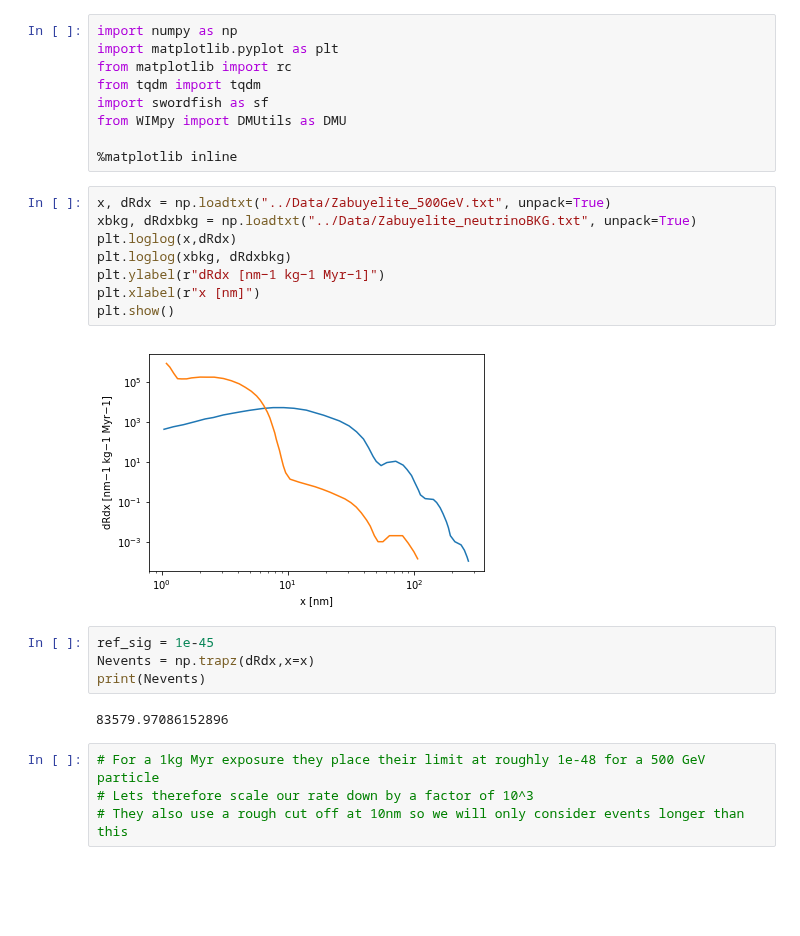
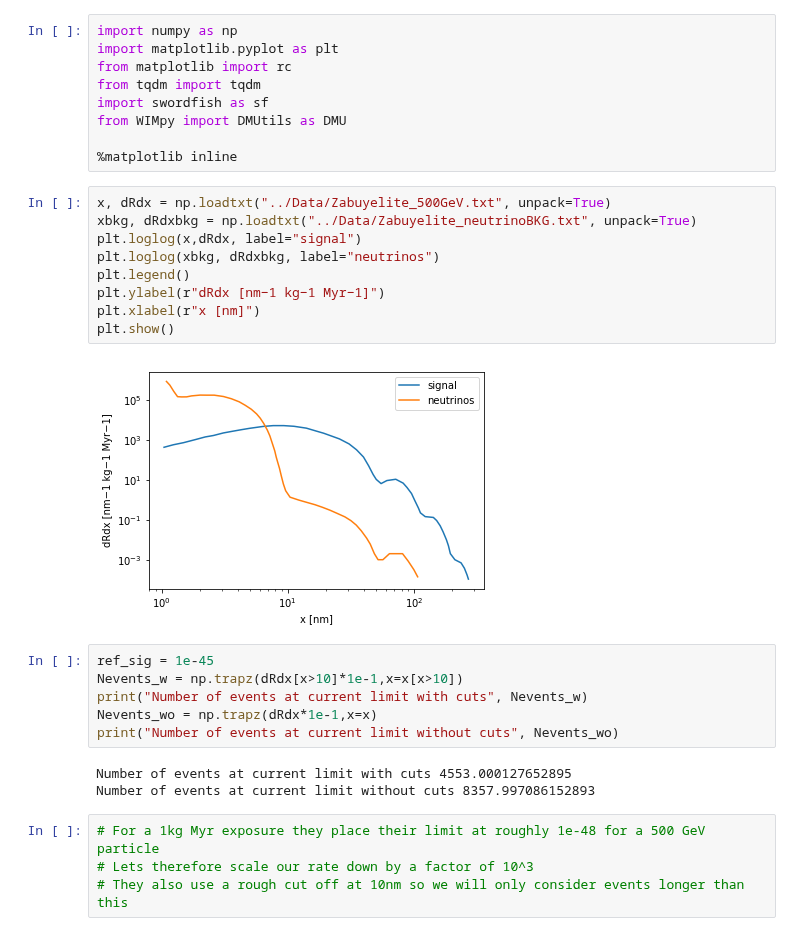
Before and after one commit to tedwards2412/paleo_detectors, a Jupyter notebook: Notebooks/Discovery_Anisotropy.ipynb, the cells around one changed output. Drawn from its saved outputs; the diff is of its cells as text; blank space fills up the shorter version.

```diff
--- a/Notebooks/Discovery_Anisotropy.ipynb
+++ b/Notebooks/Discovery_Anisotropy.ipynb
@@ -10,19 +10,23 @@ from WIMpy import DMUtils as DMU
 # %%
 x, dRdx = np.loadtxt("../Data/Zabuyelite_500GeV.txt", unpack=True)
 xbkg, dRdxbkg = np.loadtxt("../Data/Zabuyelite_neutrinoBKG.txt", unpack=True)
-plt.loglog(x,dRdx)
-plt.loglog(xbkg, dRdxbkg)
+plt.loglog(x,dRdx, label="signal")
+plt.loglog(xbkg, dRdxbkg, label="neutrinos")
+plt.legend()
 plt.ylabel(r"dRdx [nm−1 kg−1 Myr−1]")
 plt.xlabel(r"x [nm]")
 plt.show()
 # %% [output]
-[figure, old version]
+[figure, new version]
-# %%
-ref_sig = 1e-45
-Nevents = np.trapz(dRdx,x=x)
-print(Nevents)
-# %% [output]
-83579.97086152896
+# %%
+ref_sig = 1e-45
+Nevents_w = np.trapz(dRdx[x>10]*1e-1,x=x[x>10])
+print("Number of events at current limit with cuts", Nevents_w)
+Nevents_wo = np.trapz(dRdx*1e-1,x=x)
+print("Number of events at current limit without cuts", Nevents_wo)
+# %% [output]
+Number of events at current limit with cuts 4553.000127652895
+Number of events at current limit without cuts 8357.997086152893
 # %%
 # For a 1kg Myr exposure they place their limit at roughly 1e-48 for a 500 GeV particle
 # Lets therefore scale our rate down by a factor of 10^3
```
Also changed, not shown: parts of 3 cells of this notebook.
